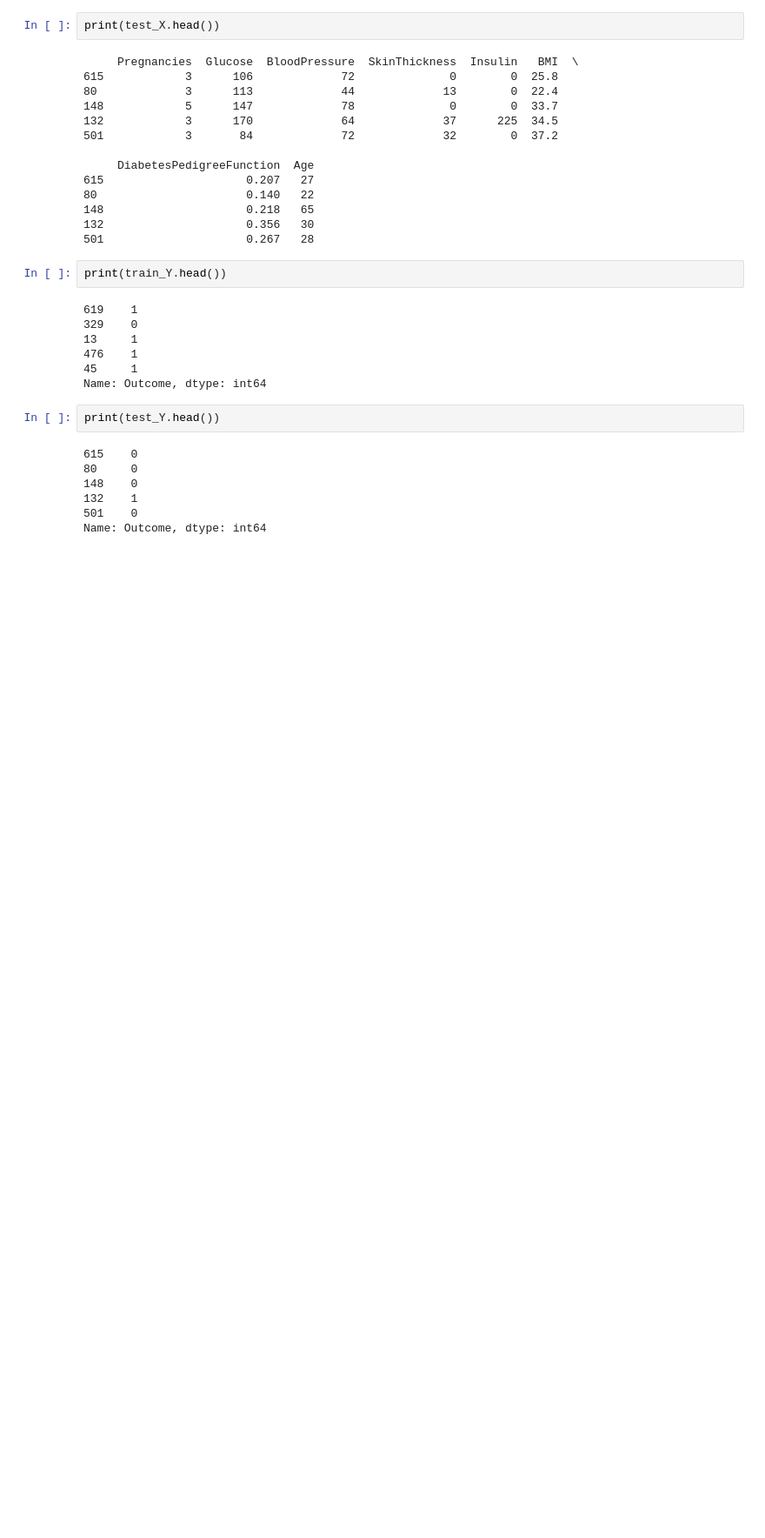
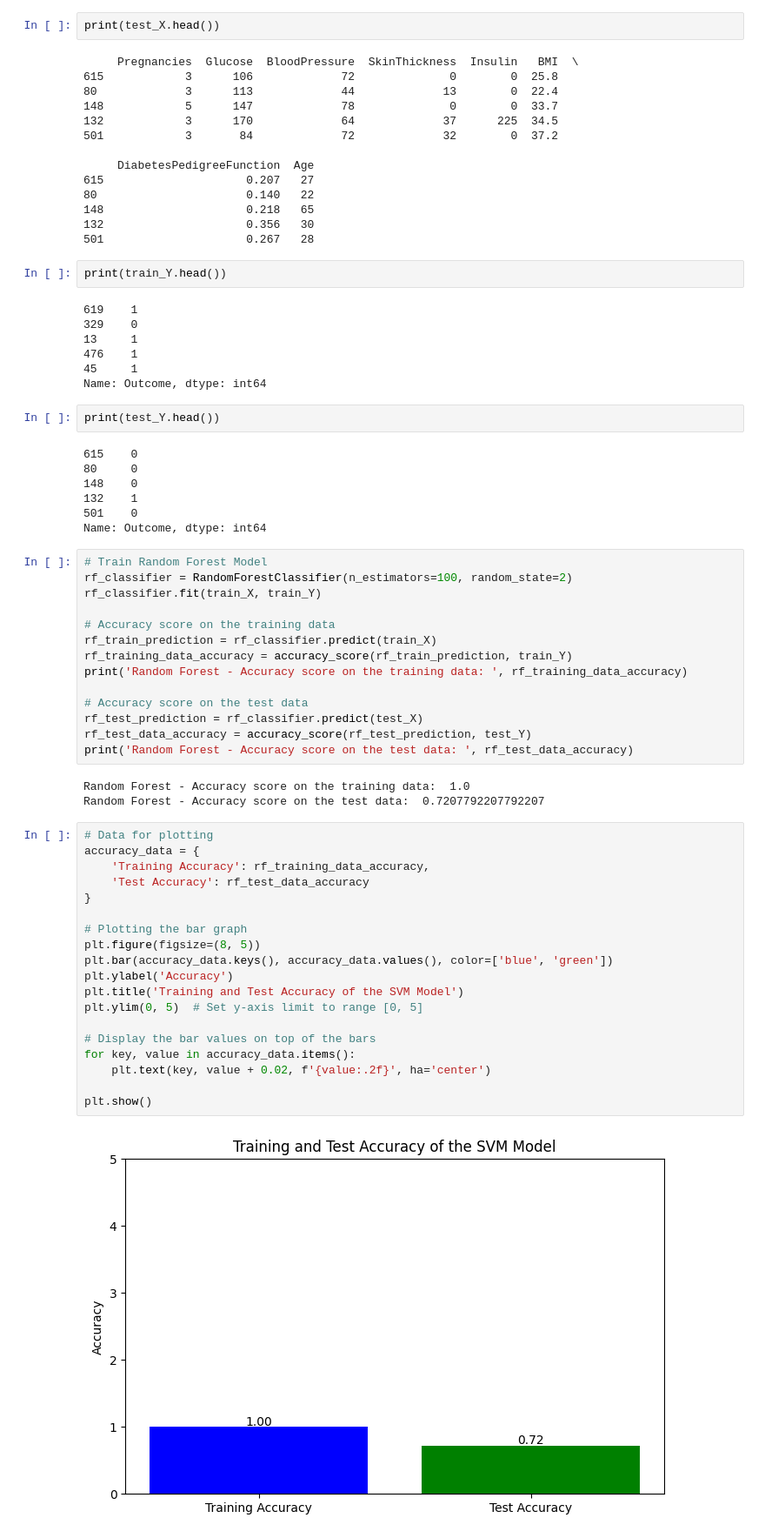
Before and after one commit to NithinU2802/Diabetes_parkinson-Disease-Prediction, a Jupyter notebook: Dataset/Diabeties.ipynb, the cells around one changed output. Shown at 87% size. Drawn from its saved outputs; the diff is of its cells as text; blank space fills up the shorter version.

```diff
--- a/Dataset/Diabeties.ipynb
+++ b/Dataset/Diabeties.ipynb
@@ -197,3 +203,41 @@ print(test_Y.head())
 132    1
 501    0
 Name: Outcome, dtype: int64
+# %%
+# Train Random Forest Model
+rf_classifier = RandomForestClassifier(n_estimators=100, random_state=2)
+rf_classifier.fit(train_X, train_Y)
+
+# Accuracy score on the training data
+rf_train_prediction = rf_classifier.predict(train_X)
+rf_training_data_accuracy = accuracy_score(rf_train_prediction, train_Y)
+print('Random Forest - Accuracy score on the training data: ', rf_training_data_accuracy)
+
+# Accuracy score on the test data
+rf_test_prediction = rf_classifier.predict(test_X)
+rf_test_data_accuracy = accuracy_score(rf_test_prediction, test_Y)
+print('Random Forest - Accuracy score on the test data: ', rf_test_data_accuracy)
+# %% [output]
+Random Forest - Accuracy score on the training data:  1.0
+Random Forest - Accuracy score on the test data:  0.7207792207792207
+# %%
+# Data for plotting
+accuracy_data = {
+    'Training Accuracy': rf_training_data_accuracy,
+    'Test Accuracy': rf_test_data_accuracy
+}
+
+# Plotting the bar graph
+plt.figure(figsize=(8, 5))
+plt.bar(accuracy_data.keys(), accuracy_data.values(), color=['blue', 'green'])
+plt.ylabel('Accuracy')
+plt.title('Training and Test Accuracy of the SVM Model')
+plt.ylim(0, 5)  # Set y-axis limit to range [0, 5]
+
+# Display the bar values on top of the bars
+for key, value in accuracy_data.items():
+    plt.text(key, value + 0.02, f'{value:.2f}', ha='center')
+
+plt.show()
+# %% [output]
+[figure, added]
```
Also changed, not shown: parts of 8 cells of this notebook.
